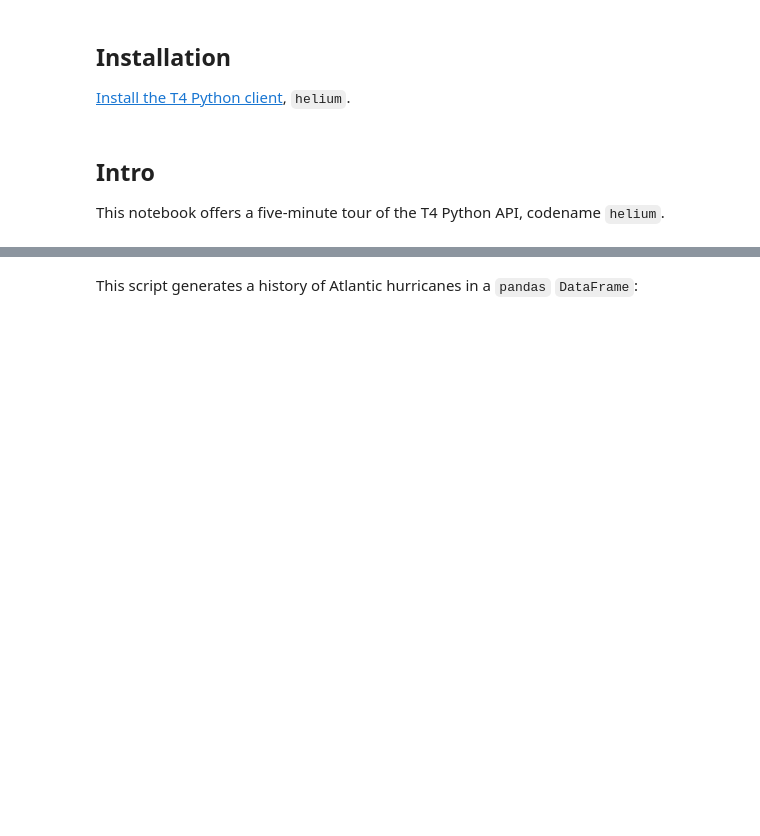
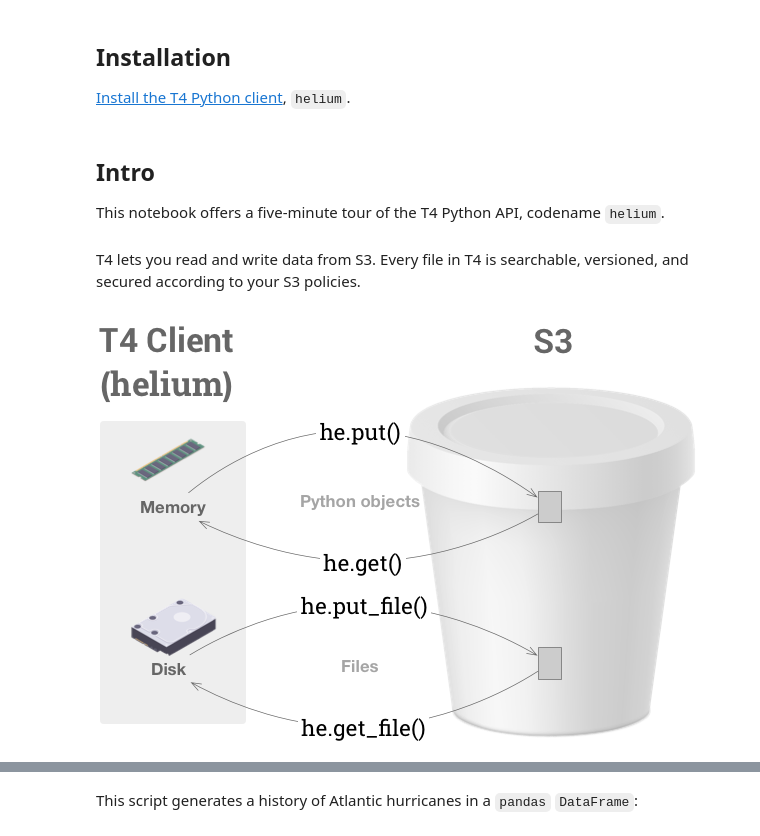
Before and after one commit to quiltdata/t4, a Jupyter notebook: notebooks/QuickStart.ipynb, the cells around one changed output, grey strips where cells are left out. Saved outputs shown, nothing was run; the diff lists cells and outputs as text; code cells hidden in the pictures; blank space fills up the shorter version.

```diff
--- a/notebooks/QuickStart.ipynb
+++ b/notebooks/QuickStart.ipynb
@@ -27,4 +27,11 @@ t4_path = f'{bucket_name}/{bucket_folder}/{bucket_subfolder}/'
 This notebook offers a five-minute tour of the T4 Python API, codename `helium`.
 # %%
 import helium as he
+# %% [markdown]
+T4 lets you read and write data from S3. Every file in T4 is searchable, versioned, and secured according to your S3 policies.
+# %%
+from IPython.display import Image
+Image("../img/helium-api.png")
+# %% [output]
+[figure, added]
 # %% [markdown]
```
Also changed, not shown: parts of 1 cell of this notebook, 5 other files.
